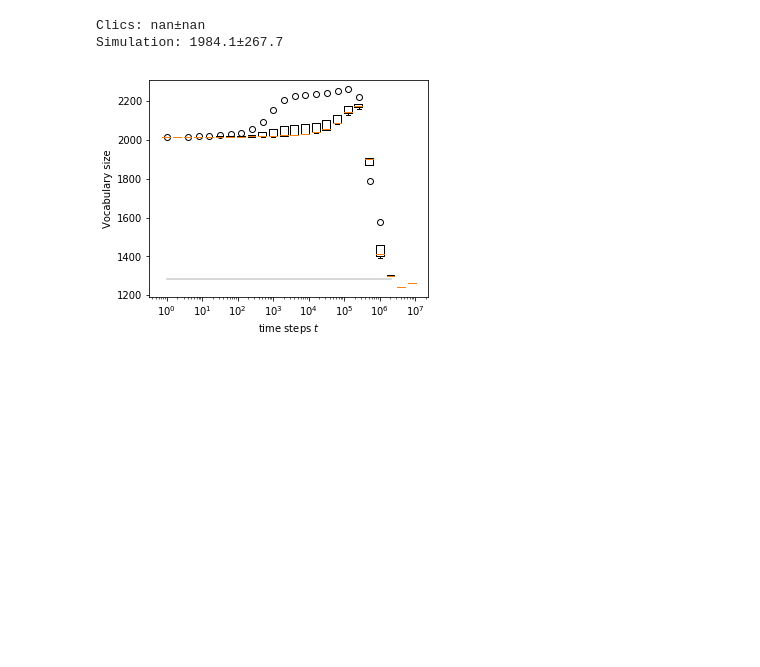
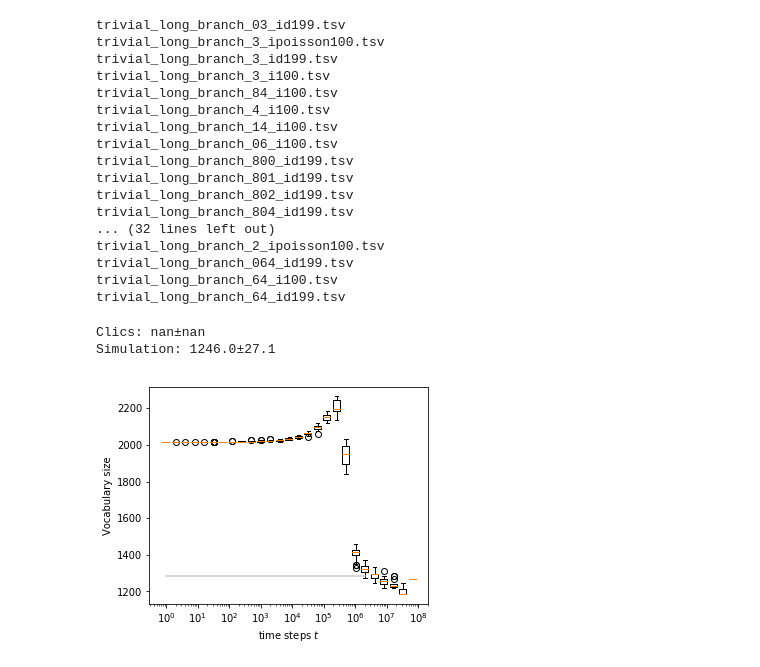
Before and after one commit to Anaphory/simuling, a Jupyter notebook: evaluation/PlotBasicStats-longterm.ipynb, the cells around one changed output. Saved outputs shown, nothing was run; the diff lists cells and outputs as text; code cells hidden in the pictures; blank space fills up the shorter version.

```diff
--- a/evaluation/PlotBasicStats-longterm.ipynb
+++ b/evaluation/PlotBasicStats-longterm.ipynb
@@ -53,35 +51,63 @@ path = "../more_robustness/"
+# %%
+path = "../evenmorerobustness/"
+
+def condition(file):
+    x = file.startswith("trivial_long") and file.endswith(".tsv")
+    x &= ("_ipoisson100" in file or "_id199" in file or "_i100" in file)
+    #x &= "_id10" in file
+    x &= "_n" not in file
+    x &= "_c" not in file or "_cdegree_squared" in file
+    return x
 # %%
 import os
 n = {}
 for file in os.listdir(path):
-    if file.startswith("trivial_long") and file.endswith(".tsv") and "_id199" in file and "_n" not in file:
+    if condition(file):
+        print(file)
         all_data = pandas.read_csv(
             os.path.join(path, file),
             sep="\t",
             na_values=[""],
             keep_default_na=False,
             encoding='utf-8')
 
         for language_id, language_data in all_data.groupby("Language_ID"):
             n.setdefault(int(language_id), []).append(vocabulary_size(language_data))
 
 plt.boxplot(list(n.values()), positions=list(n.keys()), widths=[i/2 for i in n.keys()], manage_xticks=False)
 
 plt.plot([1, 2*1048576], [1284, 1284], '0.8', label="Root #Words")
 
 plt.xlabel("time steps $t$")
 plt.gca().set_xscale('log')
 plt.ylabel("Vocabulary size")
 print("Clics: {:0.1f}±{:0.1f}".format(
     numpy.mean(clics_vocabulary), numpy.std(clics_vocabulary)))
-stable = numpy.array([n[2**i] for i in range(15, 21)])
+stable = numpy.array(sum([n[2**i] for i in range(23, 27)], []))
 print("Simulation: {:0.1f}±{:0.1f}".format(stable.mean(), stable.std()))
 plt.gcf().set_size_inches(5,4)
 plt.savefig("vocabularysize_timesteps.pdf")
 # %% [output]
-Clics: nan±nan
-Simulation: 1984.1±267.7
+trivial_long_branch_03_id199.tsv
+trivial_long_branch_3_ipoisson100.tsv
+trivial_long_branch_3_id199.tsv
+trivial_long_branch_3_i100.tsv
+trivial_long_branch_84_i100.tsv
+trivial_long_branch_4_i100.tsv
+trivial_long_branch_14_i100.tsv
+trivial_long_branch_06_i100.tsv
+trivial_long_branch_800_id199.tsv
+trivial_long_branch_801_id199.tsv
+trivial_long_branch_802_id199.tsv
+trivial_long_branch_804_id199.tsv
+... (32 lines left out)
+trivial_long_branch_2_ipoisson100.tsv
+trivial_long_branch_064_id199.tsv
+trivial_long_branch_64_i100.tsv
+trivial_long_branch_64_id199.tsv
+Clics: nan±nan
+Simulation: 1246.0±27.1
-[figure, old version]
+[figure, new version]
 # %%
 n[16777216]
 # %% [output]
```
Also changed, not shown: parts of 6 cells of this notebook, 8 other files.
